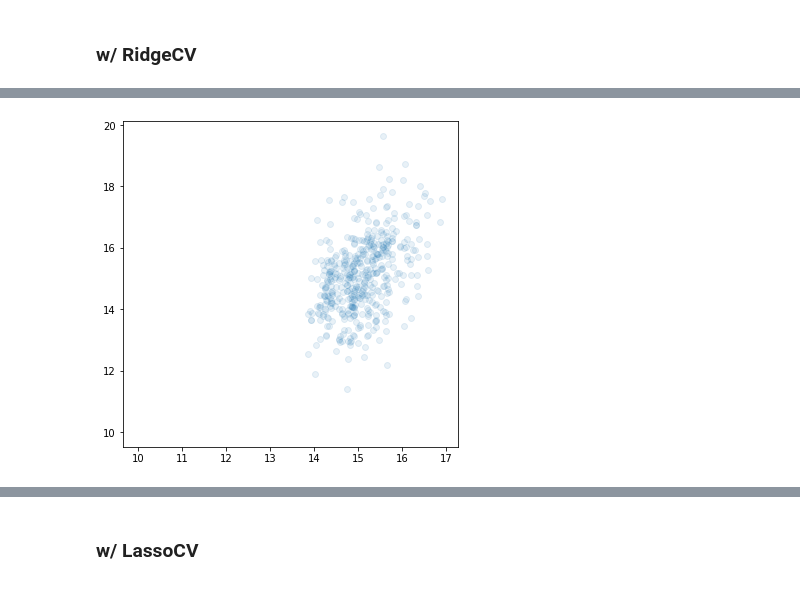
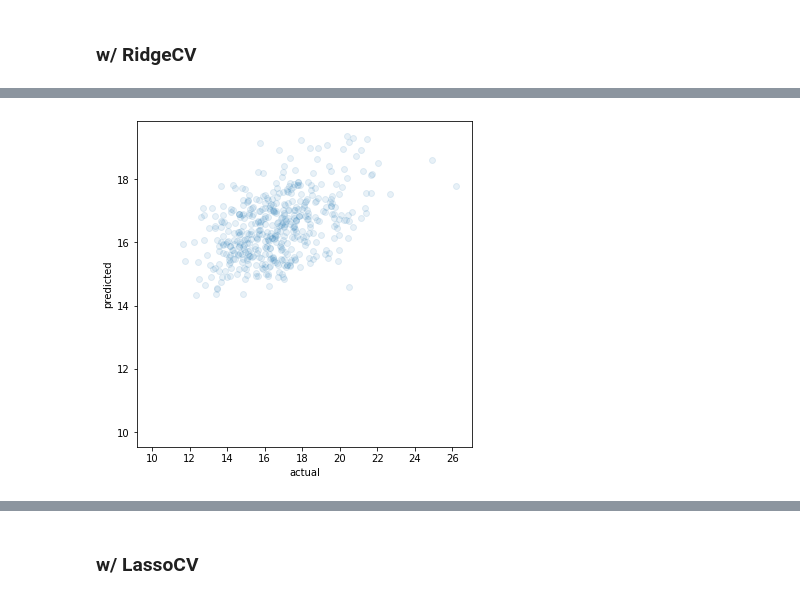
Before and after one commit to jocelynlau/metis-projects-2-5, a Jupyter notebook: project 2/modeling.ipynb, the cells around one changed output, grey strips where cells are left out. Cells and saved outputs as stored; diff of their text form; code cells hidden in the pictures.

```diff
--- a/project 2/modeling.ipynb
+++ b/project 2/modeling.ipynb
@@ -45,7 +45,8 @@ from statsmodels.stats.outliers_influence import variance_inflation_factor
 def mae(y_true, y_pred):
     return np.mean(np.abs(y_pred - y_true))
 # %%
-with open('hosp.pickle','rb') as read_file:
+# with open('hosp.pickle','rb') as read_file:
+with open('hosp3.pickle','rb') as read_file:
     hosp = pickle.load(read_file)
 
 hosp.info()
@@ -363,9 +270,12 @@ plt.scatter(fit3.predict(), fit3.resid, alpha=0.1);
 # col_names = ['number_of_discharges', 'Case_Mix_Indexes', 'FY_Wage_Index', 'median_household_income',
 #              'some_college_or_higher','CMI2','nod2','FWI2','MHI2','SCH2','CMIxNOD', 'FWIxMHI', 'MHIxSCH']
 # col_names = ['number_of_discharges', 'Case_Mix_Indexes', 'FY_Wage_Index', 'median_household_income',
+#              'some_college_or_higher','CMIxNOD', 'FWIxMHI', 'MHIxSCH']
+# col_names = ['number_of_discharges', 'Case_Mix_Indexes', 'FY_Wage_Index', 'median_household_income',
 #              'some_college_or_higher','CMI2','nod2','SCH2','CMIxNOD', 'FWIxMHI']
-col_names=['number_of_discharges']
+# col_names=['number_of_discharges']
 # col_names=[]
+col_names = ['number_of_discharges','Case_Mix_Indexes','CRTFD_BED_CNT','FWIxMHI']
 
 X_features = X[col_names]
 X_train_features = X_train[col_names]
@@ -376,12 +286,16 @@ X_val_features = X_val[col_names]
 # ct = ColumnTransformer([
 #         ('somename', StandardScaler(), ['number_of_discharges', 'Case_Mix_Indexes', 'FY_Wage_Index', 'median_household_income', 'some_college_or_higher','CMI2','nod2','FWI2','MHI2','SCH2','CMIxNOD', 'FWIxMHI', 'MHIxSCH'])], remainder='passthrough')
 # ct = ColumnTransformer([
+#         ('somename', StandardScaler(), ['number_of_discharges', 'Case_Mix_Indexes', 'FY_Wage_Index', 'median_household_income', 'some_college_or_higher','CMIxNOD', 'FWIxMHI', 'MHIxSCH'])], remainder='passthrough')
+# ct = ColumnTransformer([
 #         ('somename', StandardScaler(), ['number_of_discharges', 'Case_Mix_Indexes', 'FY_Wage_Index', 'median_household_income', 'some_college_or_higher','CMI2','nod2','SCH2','CMIxNOD', 'FWIxMHI'])
 #     ], remainder='passthrough')
-ct = ColumnTransformer([
-        ('somename', StandardScaler(), ['number_of_discharges'])], remainder='passthrough')
+# ct = ColumnTransformer([
+#         ('somename', StandardScaler(), ['number_of_discharges'])], remainder='passthrough')
 # ct = ColumnTransformer([
 #         ('somename', StandardScaler(), [])], remainder='passthrough')
+ct = ColumnTransformer([
+        ('somename', StandardScaler(), ['number_of_discharges','Case_Mix_Indexes','CRTFD_BED_CNT','FWIxMHI'])], remainder='passthrough')
 
 ct.fit(X_train_features)
 
@@ -581,0 +496,4 @@ alphalist[np.argmin(err_vec_val)]
+# %%
+lm = LinearRegression()
+
+lm.fit(X_tr,y_train)
@@ -628,7 +585,9 @@ r2_score(y_test, test_set_pred_r2)
 # %%
-#ridge model
+#ridge model - actual vs predicted
 plt.figure(figsize=(6,6))
-plt.scatter(test_set_pred_r2, y_test, alpha=.1);
-plt.plot(np.linspace(10,18,1), np.linspace(10,18,1));
+plt.scatter(y_test, test_set_pred_r2, alpha=.1);
+plt.plot(np.linspace(10,18,1), np.linspace(10,18,1))
+plt.xlabel('actual')
+plt.ylabel('predicted');
 # %% [output]
-[figure, old version]
+[figure, new version]
```
Also changed, not shown: parts of 87 cells of this notebook, 7 other files.
